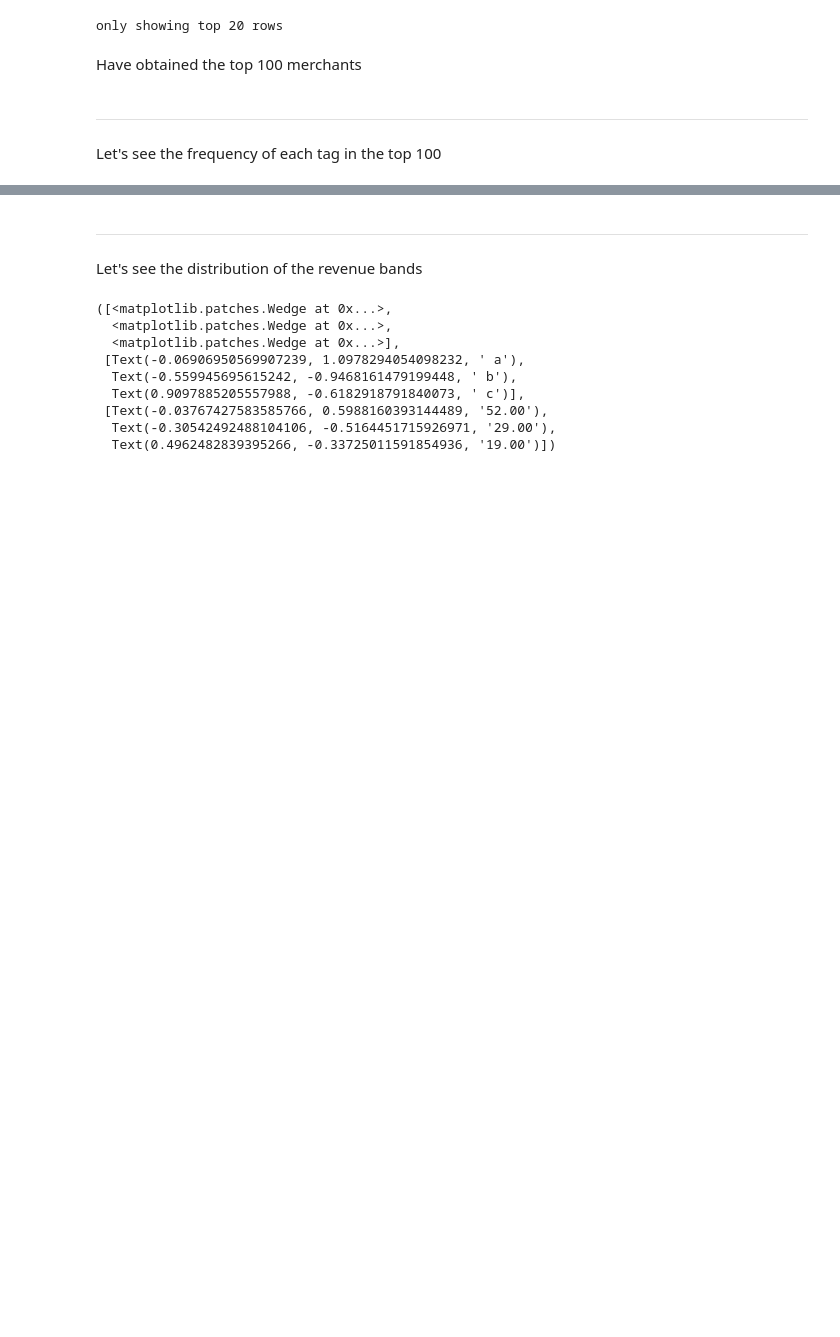
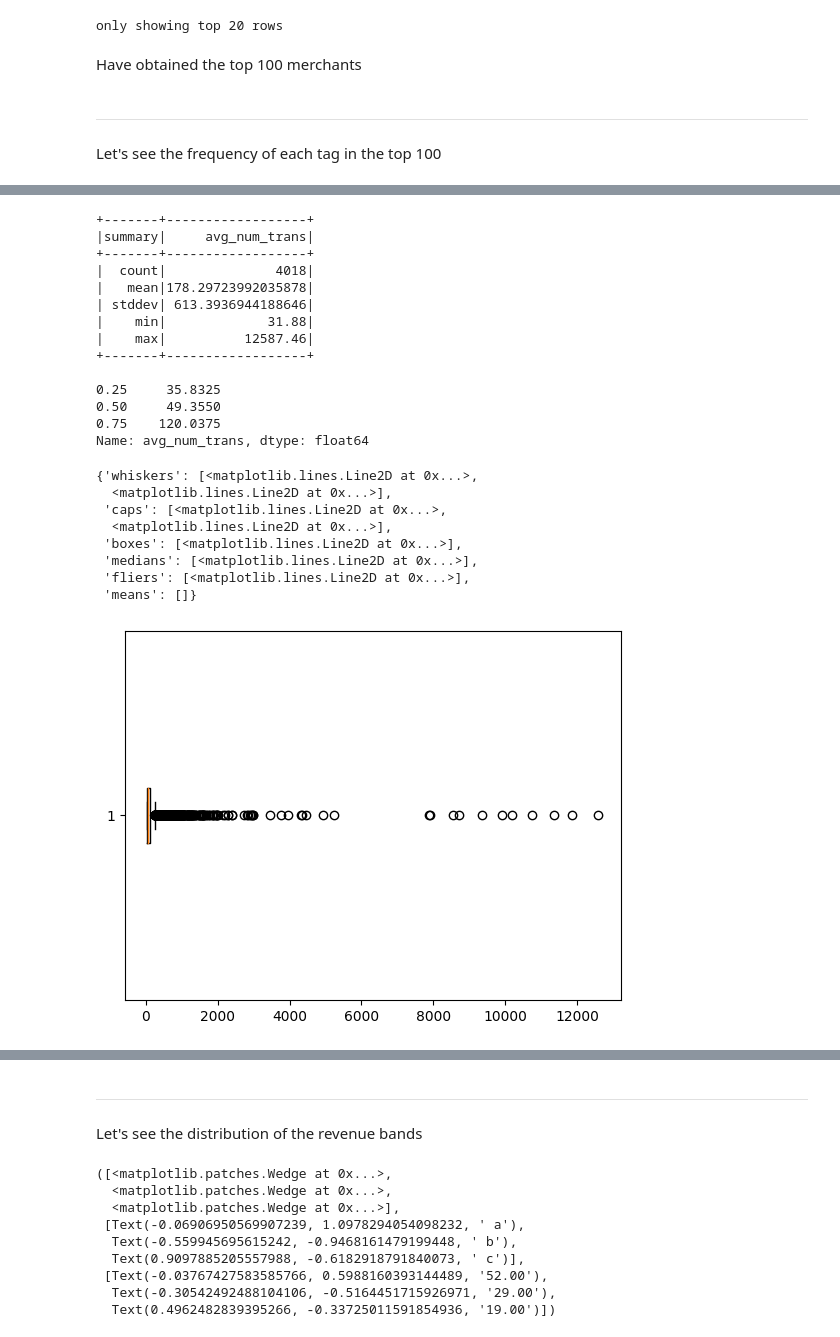
Before and after one commit to MAST30034-Applied-Data-Science/generic-buy-now-pay-later-project-group-35, a Jupyter notebook: notebooks/5-ranking_system.ipynb, the cells around one changed output, grey strips where cells are left out. Drawn from its saved outputs; the diff is of its cells as text; code cells hidden in the pictures; blank space fills up the shorter version.

```diff
--- a/notebooks/5-ranking_system.ipynb
+++ b/notebooks/5-ranking_system.ipynb
@@ -570,0 +681,32 @@ Text(0.5, 0, 'Frequency')
+# %%
+# Get descriptive statistics for average predicted number of transactions for all merchants
+
+merch_avg_ft_df = merch_avg_ft_sdf.toPandas()["avg_num_trans"]
+
+print(merch_avg_ft_df.quantile([0.25, 0.5, 0.75]))
+
+plt.boxplot(merch_avg_ft_df, vert=0)
+# %% [output]
++-------+------------------+
+|summary|     avg_num_trans|
++-------+------------------+
+|  count|              4018|
+|   mean|178.29723992035878|
+| stddev| 613.3936944188646|
+|    min|             31.88|
+|    max|          12587.46|
++-------+------------------+
+
+0.25     35.8325
+0.50     49.3550
+0.75    120.0375
+Name: avg_num_trans, dtype: float64
+{'whiskers': [<matplotlib.lines.Line2D at 0x...>,
+  <matplotlib.lines.Line2D at 0x...>],
+ 'caps': [<matplotlib.lines.Line2D at 0x...>,
+  <matplotlib.lines.Line2D at 0x...>],
+ 'boxes': [<matplotlib.lines.Line2D at 0x...>],
+ 'medians': [<matplotlib.lines.Line2D at 0x...>],
+ 'fliers': [<matplotlib.lines.Line2D at 0x...>],
+ 'means': []}
+[figure, added]
```
Also changed, not shown: parts of 21 cells of this notebook, 2 other files.
